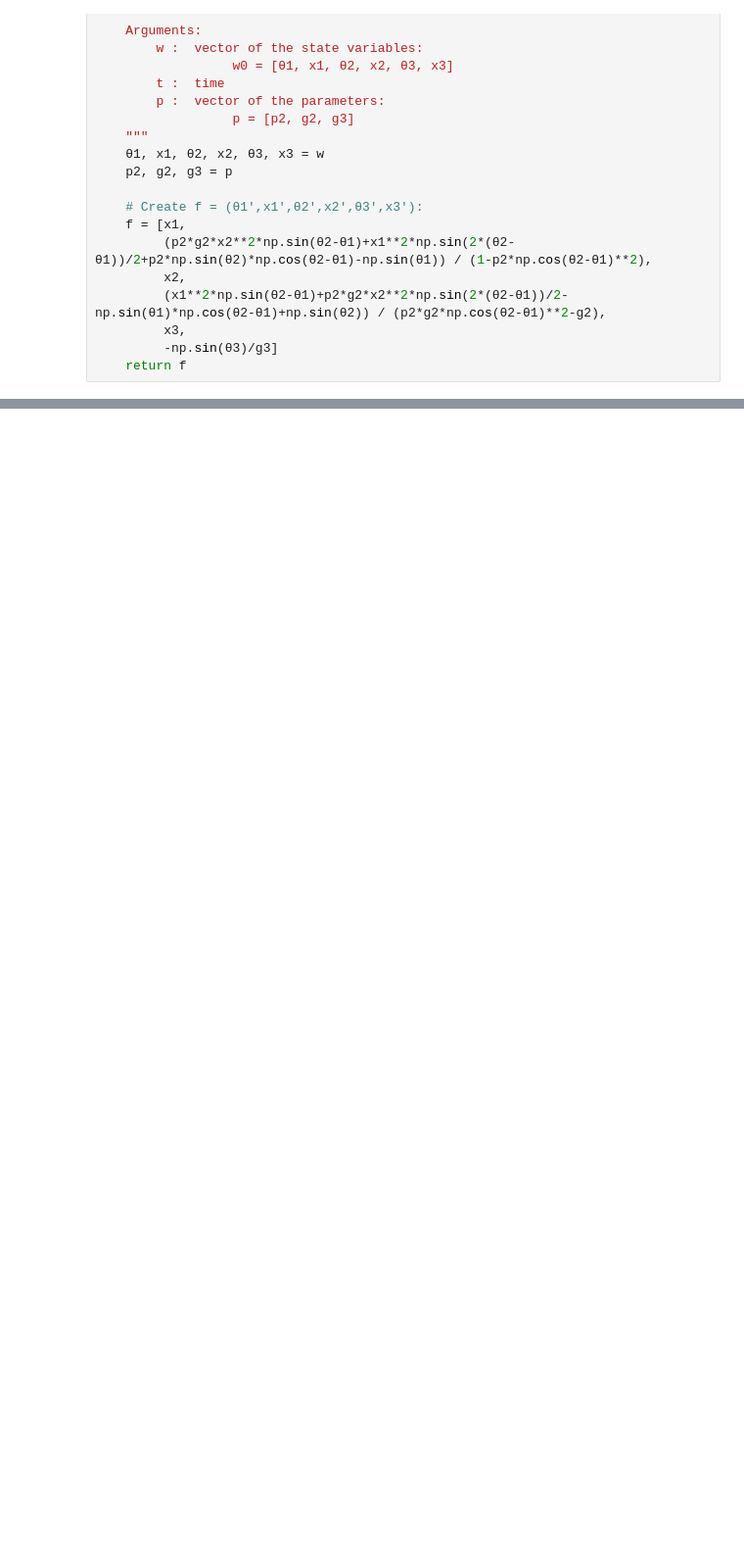
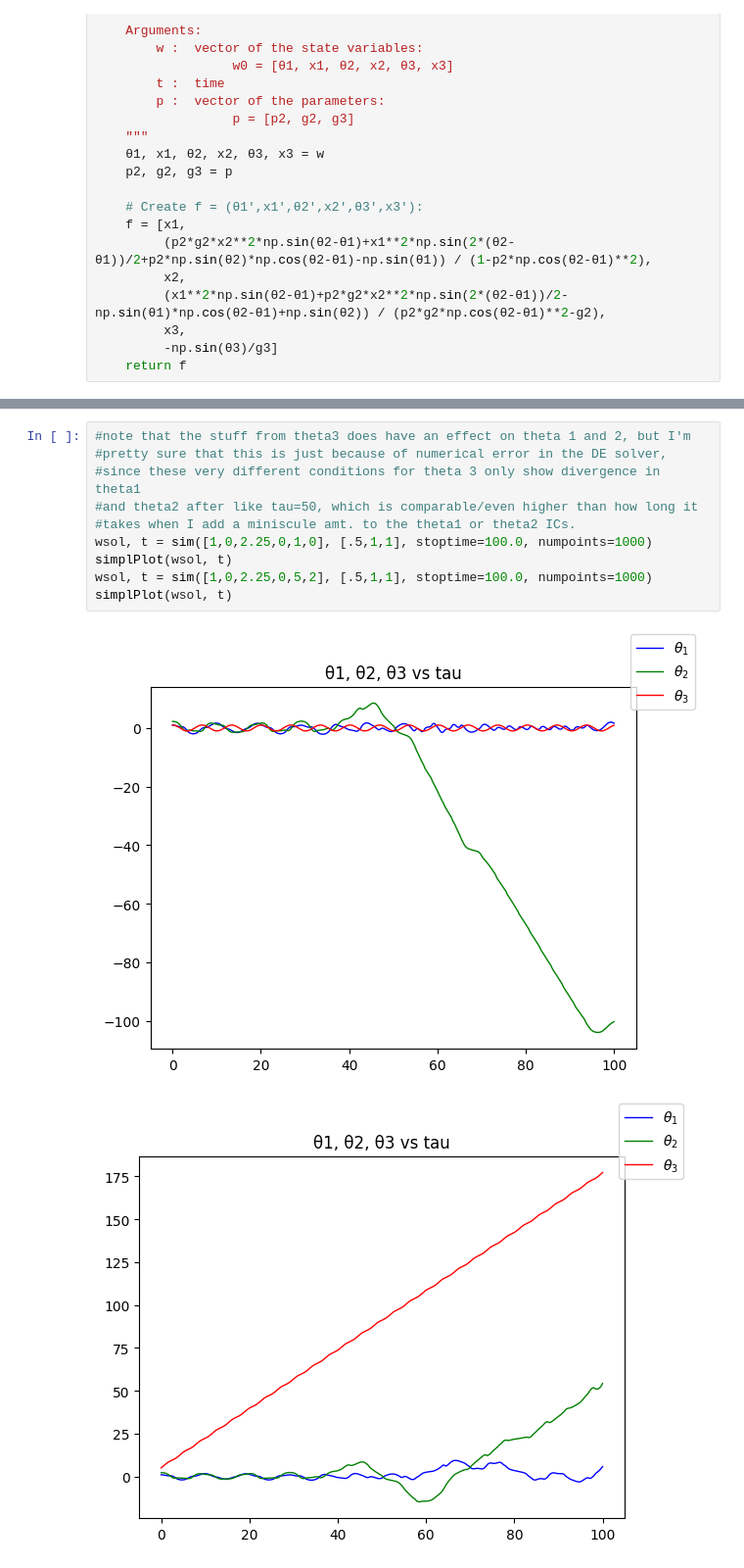
Before and after one commit to Will-Kincaid/TheoMechCompProject, a Jupyter notebook: The One True Python Notebook!.ipynb, the cells around one changed output, grey strips where cells are left out. Shown at 98% size. Drawn from its saved outputs; the diff is of its cells as text; blank space fills up the shorter version.

```diff
--- a/The One True Python Notebook!.ipynb
+++ b/The One True Python Notebook!.ipynb
@@ -125,0 +121,13 @@ fig.legend((r'$x_1$', r'$x_2$'));
+# %%
+#note that the stuff from theta3 does have an effect on theta 1 and 2, but I'm
+#pretty sure that this is just because of numerical error in the DE solver,
+#since these very different conditions for theta 3 only show divergence in theta1
+#and theta2 after like tau=50, which is comparable/even higher than how long it
+#takes when I add a miniscule amt. to the theta1 or theta2 ICs.
+wsol, t = sim([1,0,2.25,0,1,0], [.5,1,1], stoptime=100.0, numpoints=1000)
+simplPlot(wsol, t)
+wsol, t = sim([1,0,2.25,0,5,2], [.5,1,1], stoptime=100.0, numpoints=1000)
+simplPlot(wsol, t)
+# %% [output]
+[figure, added]
+[figure, added]
```
Also changed, not shown: parts of 10 cells of this notebook.
